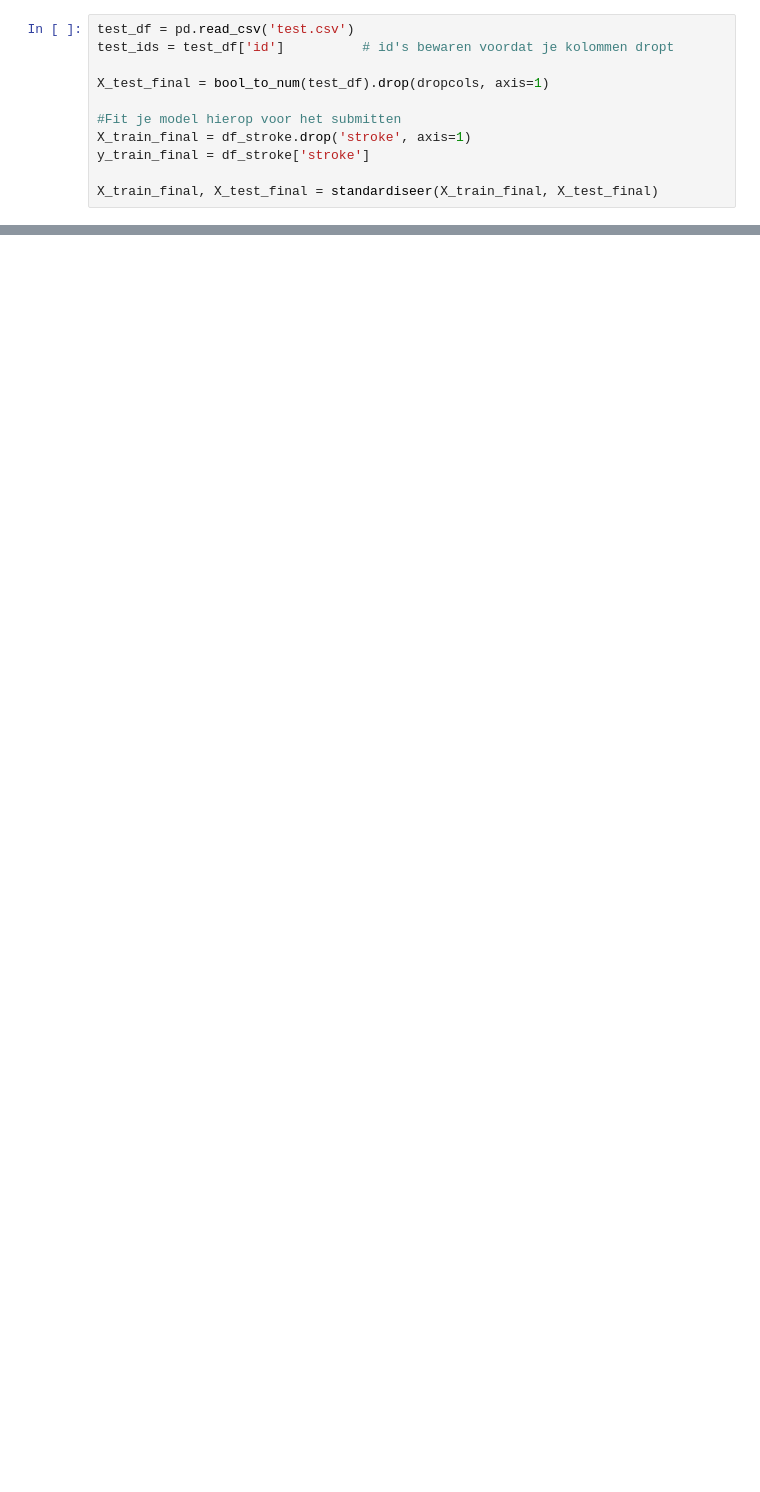
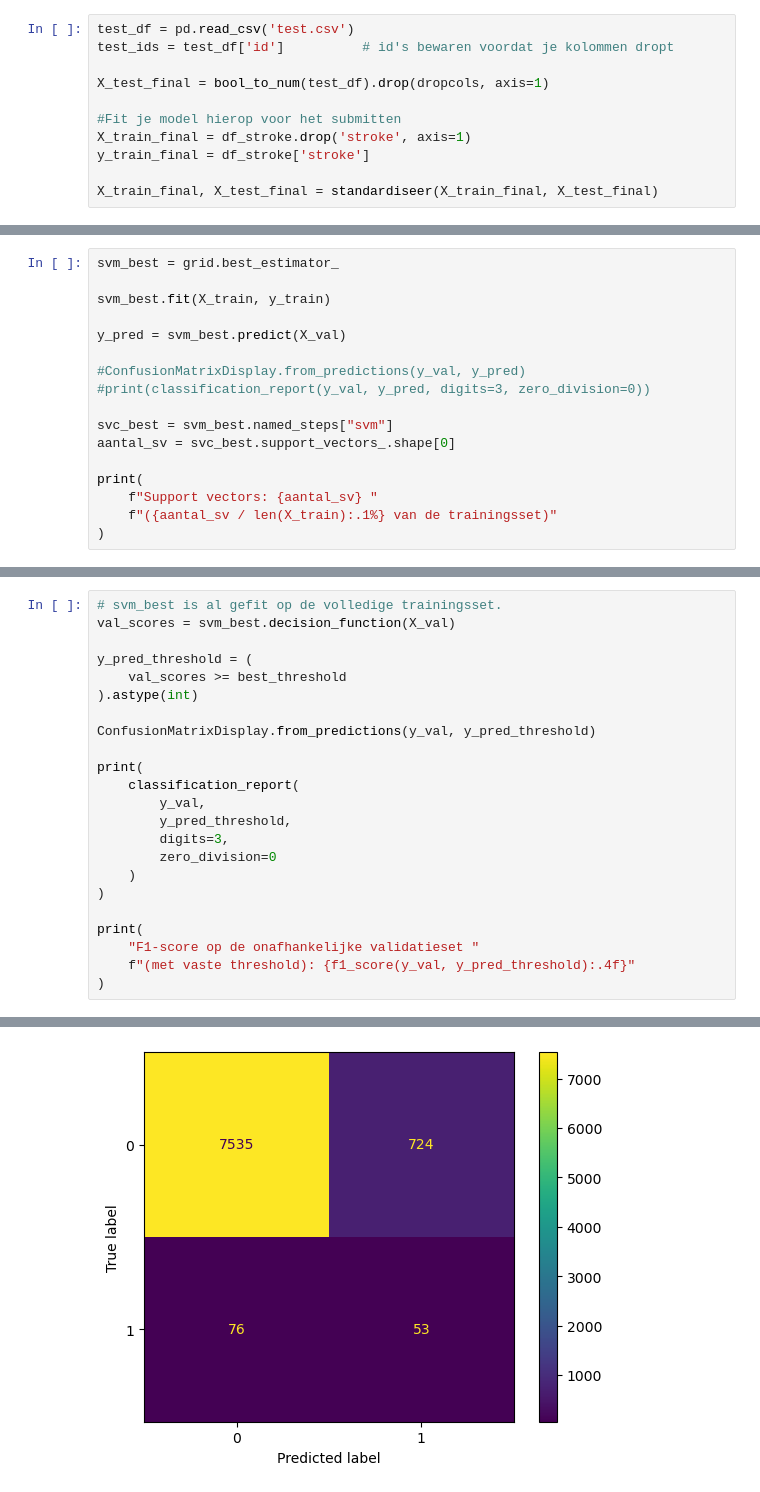
Before and after one commit to larsol55on/Machine-Learning-Herseninfract, a Jupyter notebook: lars.ipynb, the cells around one changed output, grey strips where cells are left out. Cells and saved outputs as stored; diff of their text form; blank space fills up the shorter version.

```diff
--- a/lars.ipynb
+++ b/lars.ipynb
@@ -381,0 +256,17 @@ Support vectors: 12169 (48.4% van de trainingsset)
+# %%
+svm_best = grid.best_estimator_
+
+svm_best.fit(X_train, y_train)
+
+y_pred = svm_best.predict(X_val)
+
+#ConfusionMatrixDisplay.from_predictions(y_val, y_pred)
+#print(classification_report(y_val, y_pred, digits=3, zero_division=0))
+
+svc_best = svm_best.named_steps["svm"]
+aantal_sv = svc_best.support_vectors_.shape[0]
+
+print(
+    f"Support vectors: {aantal_sv} "
+    f"({aantal_sv / len(X_train):.1%} van de trainingsset)"
+)
@@ -444,0 +369,24 @@ F1-score op validatieset (met beste threshold): 0.1248
+# %%
+# svm_best is al gefit op de volledige trainingsset.
+val_scores = svm_best.decision_function(X_val)
+
+y_pred_threshold = (
+    val_scores >= best_threshold
+).astype(int)
+
+ConfusionMatrixDisplay.from_predictions(y_val, y_pred_threshold)
+
+print(
+    classification_report(
+        y_val,
+        y_pred_threshold,
+        digits=3,
+        zero_division=0
+    )
+)
+
+print(
+    "F1-score op de onafhankelijke validatieset "
+    f"(met vaste threshold): {f1_score(y_val, y_pred_threshold):.4f}"
+)
+# %% [output]
@@ -444,0 +403 @@ F1-score op validatieset (met beste threshold): 0.1248
+[figure, added]
```
Also changed, not shown: parts of 52 cells of this notebook.
